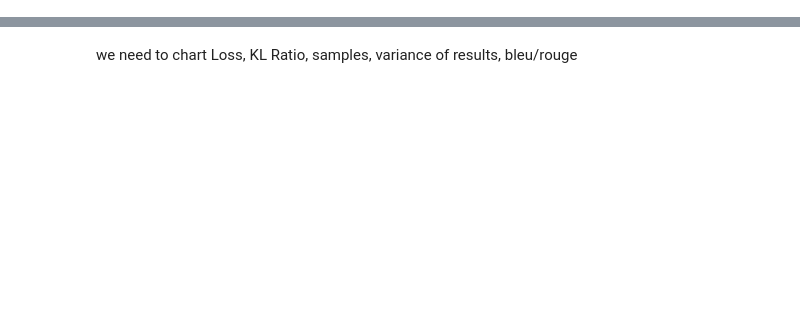
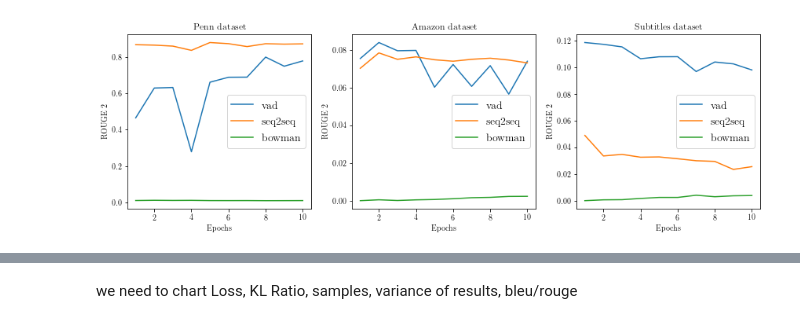
Before and after one commit to thien/iso, a Jupyter notebook: code/Charter.ipynb, the cells around one changed output, grey strips where cells are left out. Cells and saved outputs as stored; diff of their text form; code cells hidden in the pictures; blank space fills up the shorter version.

```diff
--- a/code/Charter.ipynb
+++ b/code/Charter.ipynb
@@ -263,3 +264,7 @@ chartBLEUROUGE(resultsData, score="rouge_1")
+# %%
+chartBLEUROUGE(resultsData, score="rouge_2")
+# %% [output]
+[figure, added]
 # %%
 chartBLEUROUGE(resultsData, score="f1")
 # %% [output]
```
Also changed, not shown: parts of 8 cells of this notebook, 7 other files.
